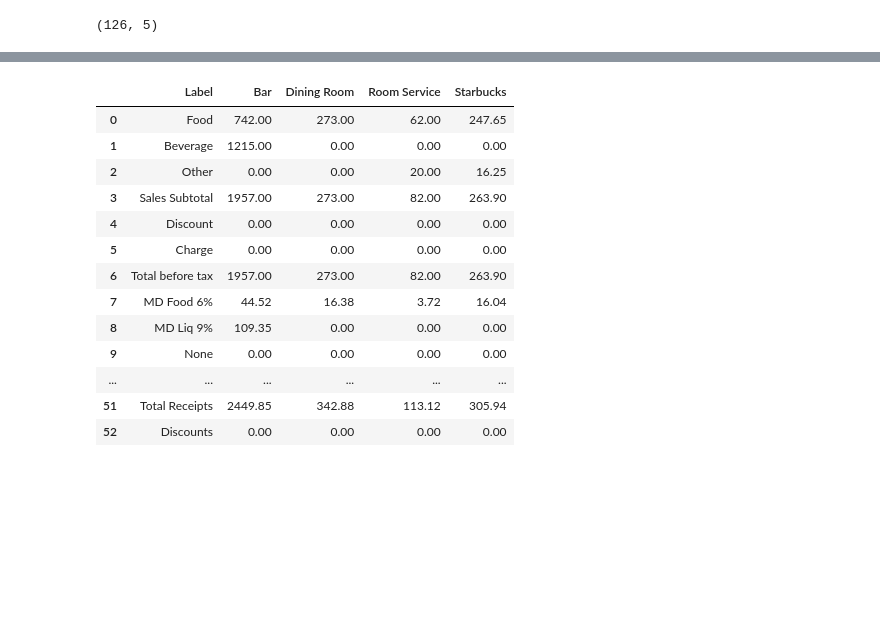
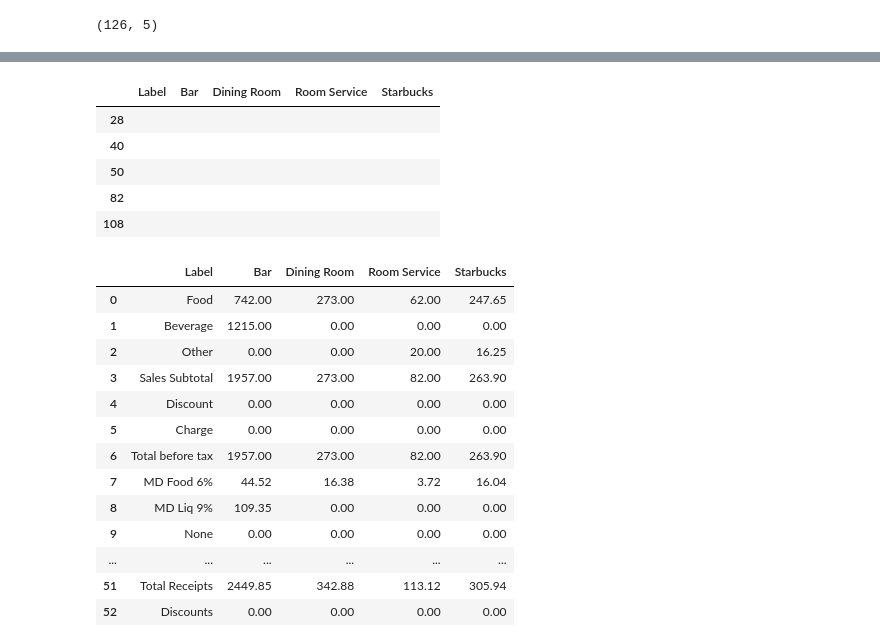
Before and after one commit to BenJMcCarty/sbn_digital_dining_daily_reports, a Jupyter notebook: Script_to_Generate_Reports.ipynb, the cells around one changed output, grey strips where cells are left out. Cells and saved outputs as stored; diff of their text form; code cells hidden in the pictures; blank space fills up the shorter version.

```diff
--- a/Script_to_Generate_Reports.ipynb
+++ b/Script_to_Generate_Reports.ipynb
@@ -294,3 +336,13 @@ df.shape
+# %%
+## Reviewing rows containing a blank space for a label
+df[df.loc[:, "Label"].isin([' '])]
+# %% [output]
+|  | Label | Bar | Dining Room | Room Service | Starbucks |
+| 28 |  |  |  |  |  |
+| 40 |  |  |  |  |  |
+| 50 |  |  |  |  |  |
+| 82 |  |  |  |  |  |
+| 108 |  |  |  |  |  |
 # %%
 ## Filter out those rows with missing/blank values
 
```
Also changed, not shown: parts of 37 cells of this notebook, 3 other files.
